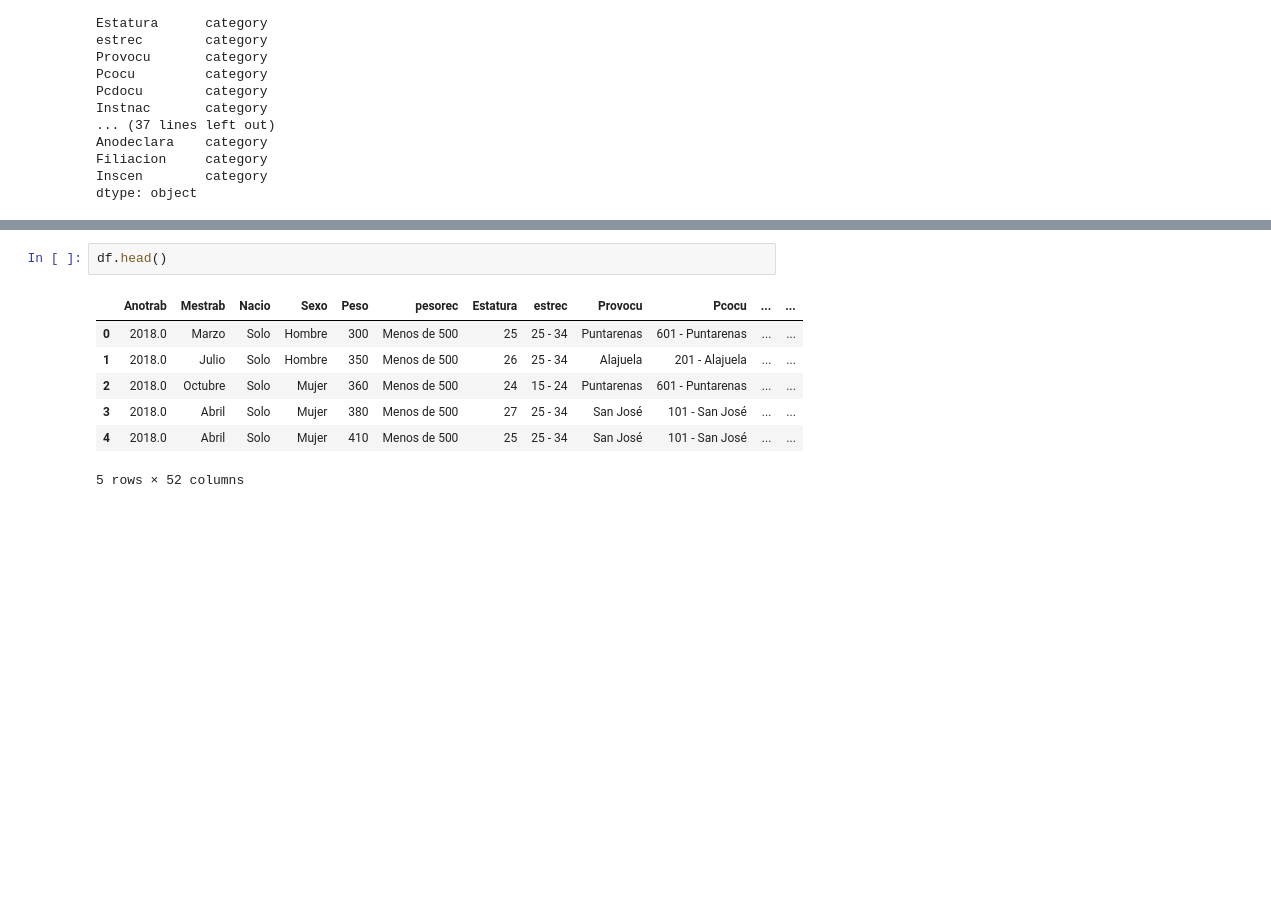
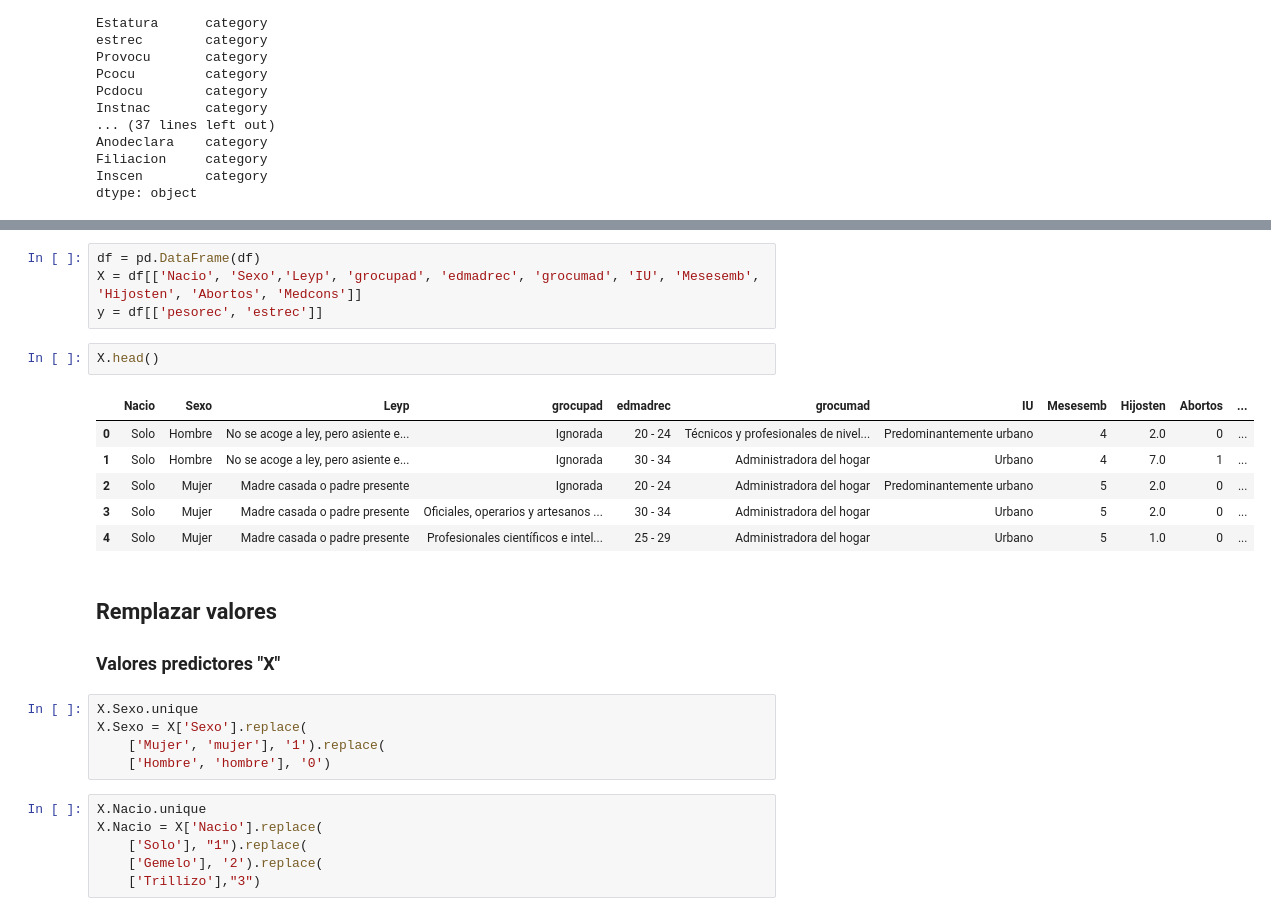
Before and after one commit to Koki-Orba/Nacimientos2018, a Jupyter notebook: final project.ipynb, the cells around one changed output, grey strips where cells are left out. Saved outputs shown, nothing was run; the diff lists cells and outputs as text; blank space fills up the shorter version.

Commit message:
Replace los string for int

```diff
--- a/final project.ipynb
+++ b/final project.ipynb
@@ -94,10 +85,27 @@ dtype: object
+# %%
+df = pd.DataFrame(df)
+X = df[['Nacio', 'Sexo','Leyp', 'grocupad', 'edmadrec', 'grocumad', 'IU', 'Mesesemb', 'Hijosten', 'Abortos', 'Medcons']]
+y = df[['pesorec', 'estrec']]
 # %%
-df.head()
+X.head()
 # %% [output]
-|  | Anotrab | Mestrab | Nacio | Sexo | Peso | pesorec | Estatura | estrec | Provocu | Pcocu | ... | ... |
-| 0 | 2018.0 | Marzo | Solo | Hombre | 300 | Menos de 500 | 25 | 25 - 34 | Puntarenas | 601 - Puntarenas | ... | ... |
-| 1 | 2018.0 | Julio | Solo | Hombre | 350 | Menos de 500 | 26 | 25 - 34 | Alajuela | 201 - Alajuela | ... | ... |
-| 2 | 2018.0 | Octubre | Solo | Mujer | 360 | Menos de 500 | 24 | 15 - 24 | Puntarenas | 601 - Puntarenas | ... | ... |
-| 3 | 2018.0 | Abril | Solo | Mujer | 380 | Menos de 500 | 27 | 25 - 34 | San José | 101 - San José | ... | ... |
-| 4 | 2018.0 | Abril | Solo | Mujer | 410 | Menos de 500 | 25 | 25 - 34 | San José | 101 - San José | ... | ... |
+|  | Nacio | Sexo | Leyp | grocupad | edmadrec | grocumad | IU | Mesesemb | Hijosten | Abortos | ... |
+| 0 | Solo | Hombre | No se acoge a ley, pero asiente e... | Ignorada | 20 - 24 | Técnicos y profesionales de nivel... | Predominantemente urbano | 4 | 2.0 | 0 | ... |
+| 1 | Solo | Hombre | No se acoge a ley, pero asiente e... | Ignorada | 30 - 34 | Administradora del hogar | Urbano | 4 | 7.0 | 1 | ... |
+| 2 | Solo | Mujer | Madre casada o padre presente | Ignorada | 20 - 24 | Administradora del hogar | Predominantemente urbano | 5 | 2.0 | 0 | ... |
+| 3 | Solo | Mujer | Madre casada o padre presente | Oficiales, operarios y artesanos ... | 30 - 34 | Administradora del hogar | Urbano | 5 | 2.0 | 0 | ... |
+| 4 | Solo | Mujer | Madre casada o padre presente | Profesionales científicos e intel... | 25 - 29 | Administradora del hogar | Urbano | 5 | 1.0 | 0 | ... |
-5 rows × 52 columns
+# %% [markdown]
+## Remplazar valores
+### Valores predictores "X"
+# %%
+X.Sexo.unique
+X.Sexo = X['Sexo'].replace(
+    ['Mujer', 'mujer'], '1').replace(
+    ['Hombre', 'hombre'], '0')
+# %%
+X.Nacio.unique
+X.Nacio = X['Nacio'].replace(
+    ['Solo'], "1").replace(
+    ['Gemelo'], '2').replace(
+    ['Trillizo'],"3")
```
Also changed, not shown: parts of 31 cells of this notebook.
